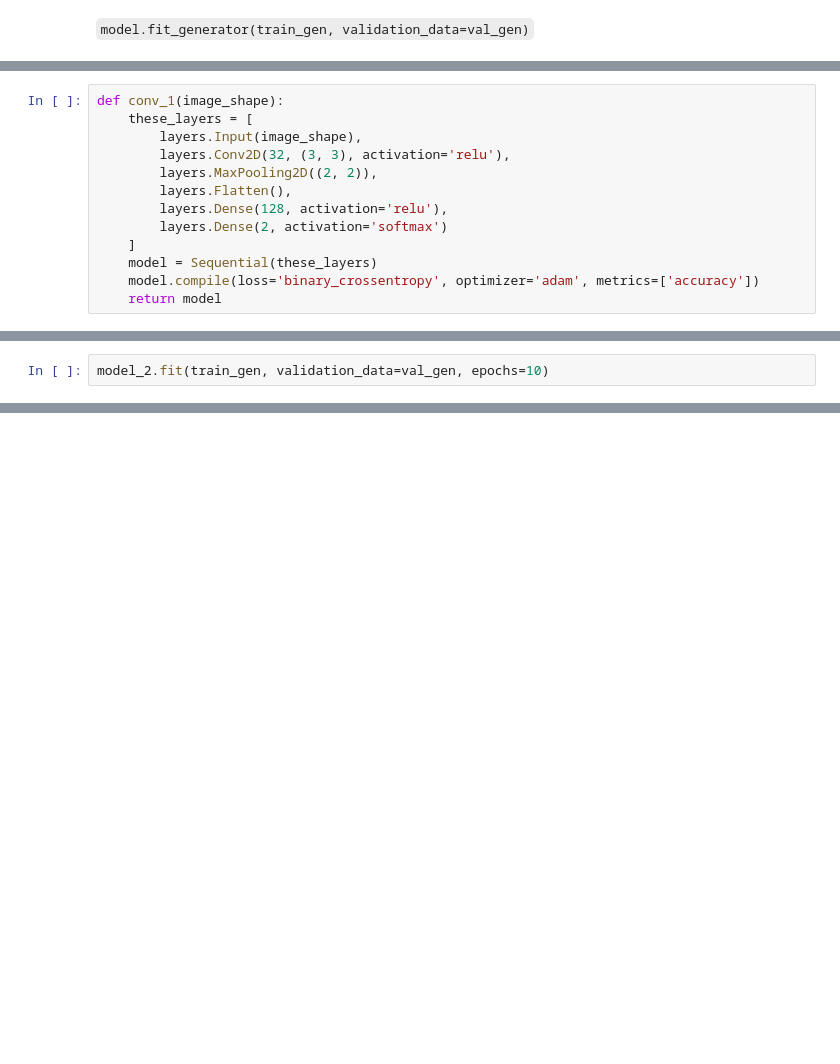
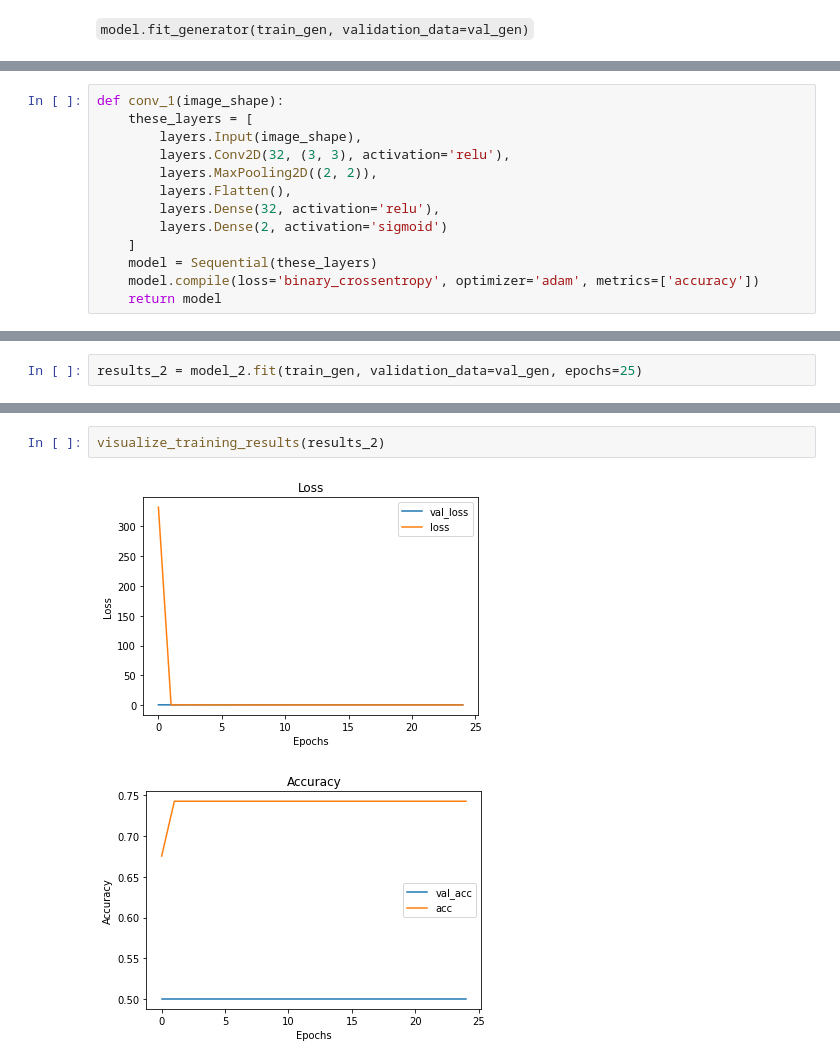
Before and after one commit to Zealfire243/X-ray-Classification-Model, a Jupyter notebook: MaidenVoyage.ipynb, the cells around one changed output, grey strips where cells are left out. Cells and saved outputs as stored; diff of their text form; blank space fills up the shorter version.

```diff
--- a/MaidenVoyage.ipynb
+++ b/MaidenVoyage.ipynb
@@ -71,8 +89,8 @@ def conv_1(image_shape):
         layers.Conv2D(32, (3, 3), activation='relu'),
         layers.MaxPooling2D((2, 2)),
         layers.Flatten(),
-        layers.Dense(128, activation='relu'),
-        layers.Dense(2, activation='softmax')
+        layers.Dense(32, activation='relu'),
+        layers.Dense(2, activation='sigmoid')
     ]
     model = Sequential(these_layers)
     model.compile(loss='binary_crossentropy', optimizer='adam', metrics=['accuracy'])
@@ -100,5 +118,5 @@ Trainable params: 66,065,666
 Non-trainable params: 0
 _________________________________________________________________
 # %%
-model_2.fit(train_gen, validation_data=val_gen, epochs=10)
+results_2 = model_2.fit(train_gen, validation_data=val_gen, epochs=25)
 # %% [output]
@@ -107,0 +140,5 @@ Epoch 2/10
+# %%
+visualize_training_results(results_2)
+# %% [output]
+[figure, added]
+[figure, added]
```
Also changed, not shown: parts of 19 cells of this notebook.
